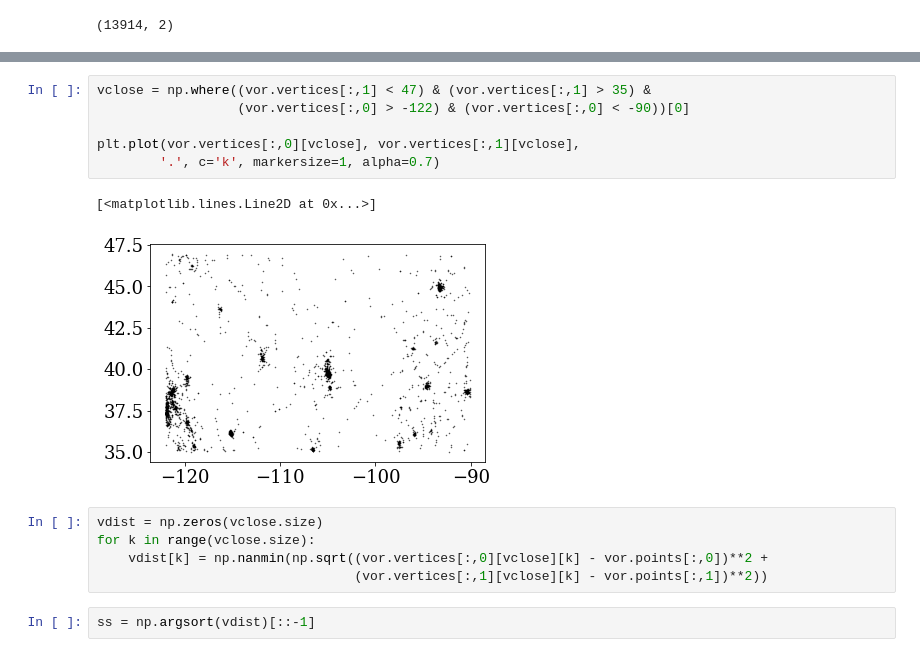
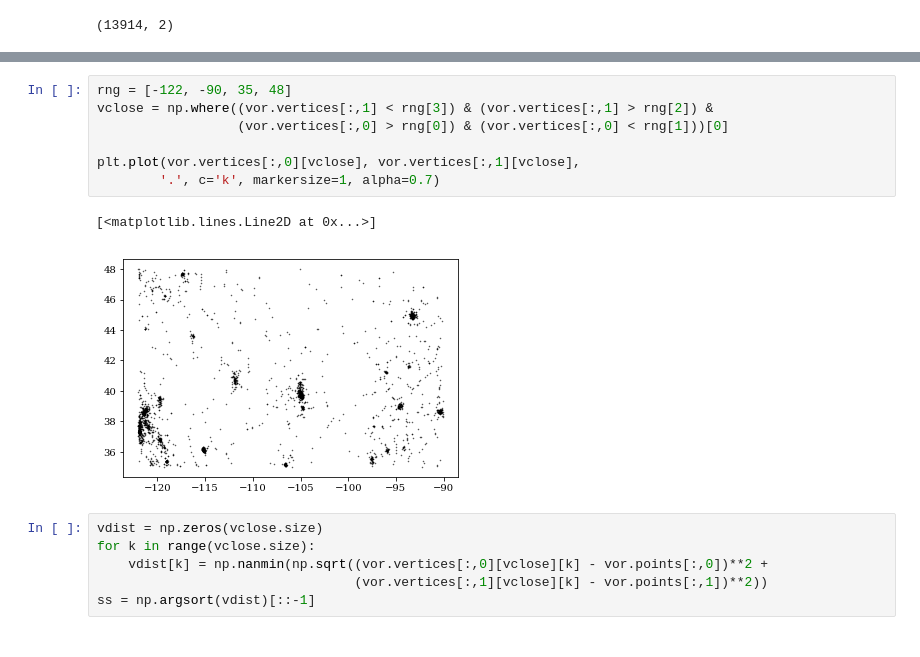
Before and after one commit to jradavenport/us_sbux2018, a Jupyter notebook: makeplots.ipynb, the cells around one changed output, grey strips where cells are left out. Drawn from its saved outputs; the diff is of its cells as text.

Commit message:
update plots

```diff
--- a/makeplots.ipynb
+++ b/makeplots.ipynb
@@ -97,17 +96,17 @@ plt.plot(vor.vertices[:,0], vor.vertices[:,1],
 # %%
-vclose = np.where((vor.vertices[:,1] < 47) & (vor.vertices[:,1] > 35) &
-                  (vor.vertices[:,0] > -122) & (vor.vertices[:,0] < -90))[0]
+rng = [-122, -90, 35, 48]
+vclose = np.where((vor.vertices[:,1] < rng[3]) & (vor.vertices[:,1] > rng[2]) &
+                  (vor.vertices[:,0] > rng[0]) & (vor.vertices[:,0] < rng[1]))[0]
 
 plt.plot(vor.vertices[:,0][vclose], vor.vertices[:,1][vclose],
         '.', c='k', markersize=1, alpha=0.7)
 # %% [output]
 [<matplotlib.lines.Line2D at 0x...>]
-[figure, old version]
+[figure, new version]
 # %%
 vdist = np.zeros(vclose.size)
 for k in range(vclose.size):
     vdist[k] = np.nanmin(np.sqrt((vor.vertices[:,0][vclose][k] - vor.points[:,0])**2 +
                                  (vor.vertices[:,1][vclose][k] - vor.points[:,1])**2))
+ss = np.argsort(vdist)[::-1]
-# %%
-ss = np.argsort(vdist)[::-1]
 # %%
```
Also changed, not shown: parts of 10 cells of this notebook, 6 other files.
